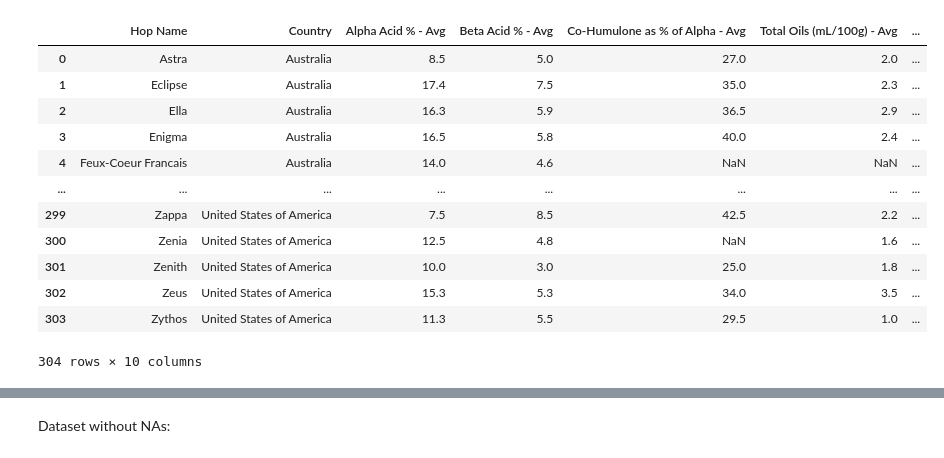
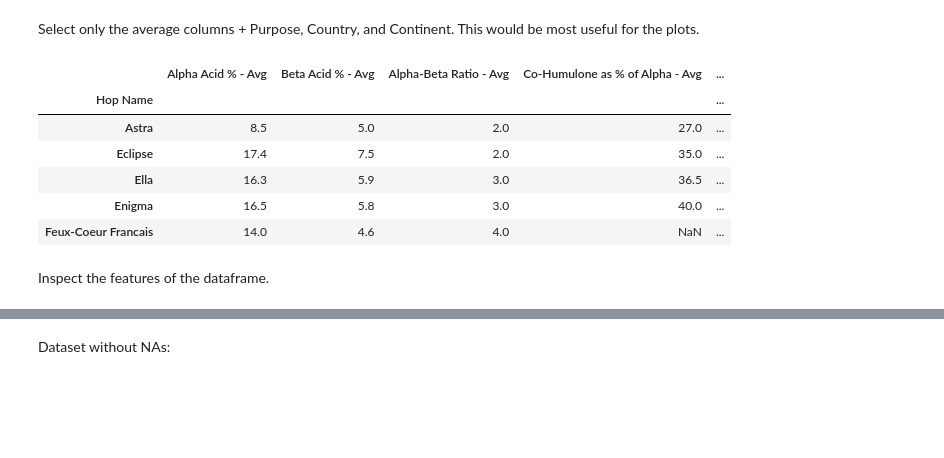
Before and after one commit to rc-9/Beer_Hops_Analysis, a Jupyter notebook: Visuals_Tomer.ipynb, the cells around one changed output, grey strips where cells are left out. Drawn from its saved outputs; the diff is of its cells as text; code cells hidden in the pictures; blank space fills up the shorter version.

```diff
--- a/Visuals_Tomer.ipynb
+++ b/Visuals_Tomer.ipynb
@@ -11,2 +19,3 @@ hops_p = hops_p.drop(['Hop Name'], axis=1)
 # %%
-hops = pd.concat([hops_v, hops_p], axis=1)
+hops_main = pd.concat([hops_v, hops_p], axis=1)
+hops_main.head()
@@ -21,0 +33,2 @@ Index(['Purpose', 'Country', 'alfalfa', 'allspice', 'almond', 'anise', 'apple',
+# %%
+hops_main['Country'].replace("United States of America", "USA", inplace=True)
@@ -21,0 +37,20 @@ Index(['Purpose', 'Country', 'alfalfa', 'allspice', 'almond', 'anise', 'apple',
+# %%
+hops_main['Continent'] = hops_main['Country'].copy()
+hops_main['Continent'].replace({
+    'Australia': 'Australia',
+    'Canada': 'N. America',
+    'China': 'Asia',
+    'Czech Republic': 'Europe',
+    'France': 'Europe',
+    'Germany': 'Europe',
+    'Japan': 'Asia',
+    'New Zealand': 'Australia',
+    'Poland': 'Europe',
+    'Slovenia': 'Europe',
+    'South Africa': 'Africa',
+    'Ukraine': 'Europe',
+    'United Kingdom': 'Europe',
+    'USA': 'N. America'},
+    inplace=True)
+
+hops_main
@@ -22,18 +72,28 @@ Index(['Purpose', 'Country', 'alfalfa', 'allspice', 'almond', 'anise', 'apple',
+# %% [markdown]
+Select only the average columns + Purpose, Country, and Continent. This would be most useful for the plots.
 # %%
-hops = hops[['Hop Name', 'Country', 'Alpha Acid % - Avg', 'Beta Acid % - Avg', 'Co-Humulone as % of Alpha - Avg',
-             'Total Oils (mL/100g) - Avg', 'Myrcene - Avg', 'Humulene - Avg', 'Caryophyllene - Avg', 'Farnesene - Avg']]
-hops
+hops_bv = pd.DataFrame(hops_main, columns=[
+    'Alpha Acid % - Avg',
+    'Beta Acid % - Avg',
+    'Alpha-Beta Ratio - Avg',
+    'Co-Humulone as % of Alpha - Avg',
+    'Total Oils (mL/100g) - Avg',
+    'Myrcene - Avg',
+    'Humulene - Avg',
+    'Caryophyllene - Avg',
+    'Farnesene - Avg',
+    'Purpose',
+    'Country',
+    'Continent'])
+
+hops_bv.head()
 # %% [output]
-|  | Hop Name | Country | Alpha Acid % - Avg | Beta Acid % - Avg | Co-Humulone as % of Alpha - Avg | Total Oils (mL/100g) - Avg | ... |
-| 0 | Astra | Australia | 8.5 | 5.0 | 27.0 | 2.0 | ... |
-| 1 | Eclipse | Australia | 17.4 | 7.5 | 35.0 | 2.3 | ... |
-| 2 | Ella | Australia | 16.3 | 5.9 | 36.5 | 2.9 | ... |
-| 3 | Enigma | Australia | 16.5 | 5.8 | 40.0 | 2.4 | ... |
-| 4 | Feux-Coeur Francais | Australia | 14.0 | 4.6 | NaN | NaN | ... |
-| ... | ... | ... | ... | ... | ... | ... | ... |
-| 299 | Zappa | United States of America | 7.5 | 8.5 | 42.5 | 2.2 | ... |
-| 300 | Zenia | United States of America | 12.5 | 4.8 | NaN | 1.6 | ... |
-| 301 | Zenith | United States of America | 10.0 | 3.0 | 25.0 | 1.8 | ... |
-| 302 | Zeus | United States of America | 15.3 | 5.3 | 34.0 | 3.5 | ... |
-| 303 | Zythos | United States of America | 11.3 | 5.5 | 29.5 | 1.0 | ... |
+|  | Alpha Acid % - Avg | Beta Acid % - Avg | Alpha-Beta Ratio - Avg | Co-Humulone as % of Alpha - Avg | ... |
+| Hop Name |  |  |  |  | ... |
+| Astra | 8.5 | 5.0 | 2.0 | 27.0 | ... |
+| Eclipse | 17.4 | 7.5 | 2.0 | 35.0 | ... |
+| Ella | 16.3 | 5.9 | 3.0 | 36.5 | ... |
+| Enigma | 16.5 | 5.8 | 3.0 | 40.0 | ... |
+| Feux-Coeur Francais | 14.0 | 4.6 | 4.0 | NaN | ... |
-304 rows × 10 columns
+# %% [markdown]
+Inspect the features of the dataframe.
```
Also changed, not shown: parts of 48 cells of this notebook.
